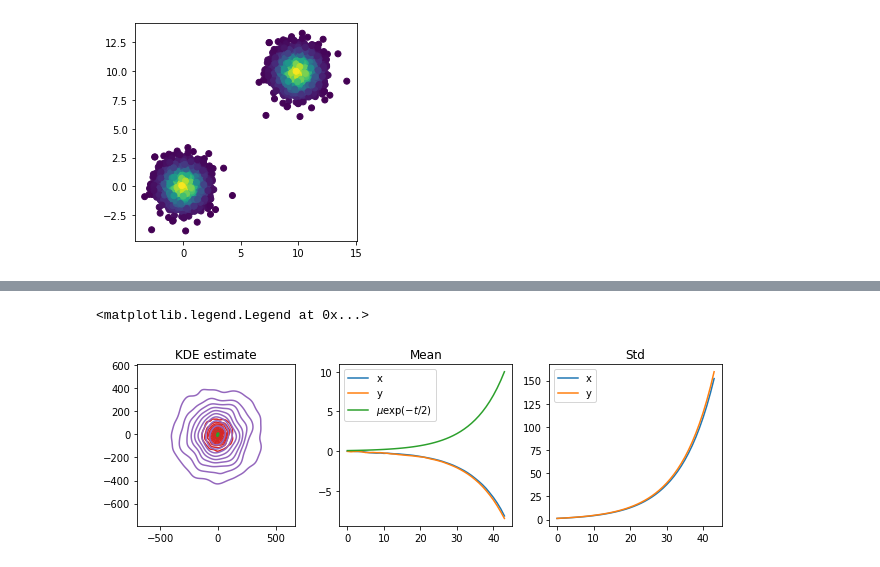
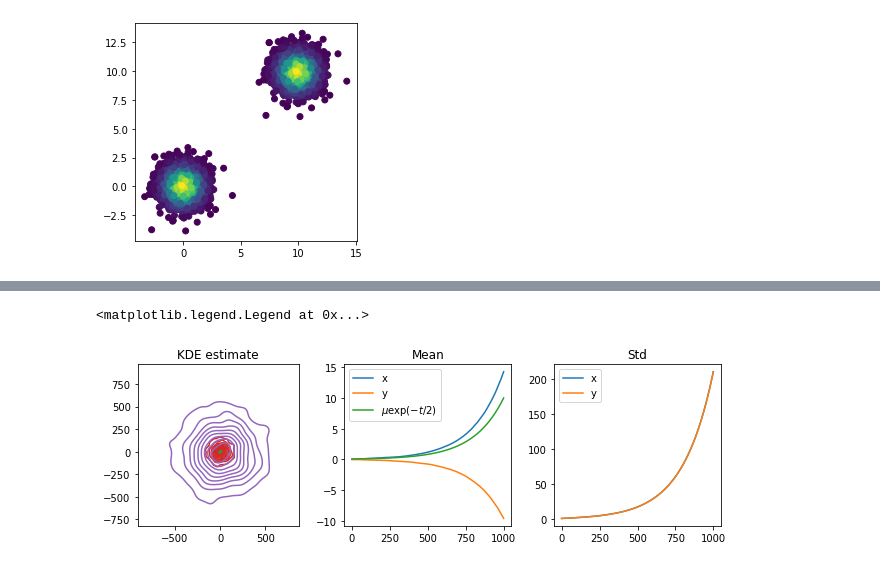
Before and after one commit to oxcsml/riemannian-score-sde, a Jupyter notebook: scripts/examples/diffusion.ipynb, the cells around one changed output, grey strips where cells are left out. Saved outputs shown, nothing was run; the diff lists cells and outputs as text; code cells hidden in the pictures.

```diff
--- a/scripts/examples/diffusion.ipynb
+++ b/scripts/examples/diffusion.ipynb
@@ -112,19 +111,23 @@ plt.gca().set_aspect('equal')
 # %%
 from score_sde.models import AmbientGenerator, Concat
 from score_sde.utils import TrainState
-from score_sde.losses import get_step_fn #get_loss_step_fn, get_dsm_loss_fn
+from score_sde.losses import get_ema_loss_step_fn, get_dsm_loss_fn, get_ism_loss_fn
+from score_sde.models import SDEPushForward
 import geomstats as gs
 import haiku as hk
 import optax
 
 manifold = gs.geometry.euclidean.Euclidean(2)
 
+# score network
 def score_model(x, t):
     score = AmbientGenerator(dict(
         _target_ = "score_sde.models.Concat",
         hidden_shapes = [512,512,512],
         act='sin'
-    ), 2, manifold)
+    ),
+    dict(_target_ = "riemannian_score_sde.models.NoneEmbedding"),
+    2, manifold)
     return score(x, t)
 
 score_model = hk.transform_with_state(score_model)
@@ -132,8 +135,9 @@ score_model = hk.transform_with_state(score_model)
 x = next(dataset)
 params, state = score_model.init(rng=next(g_rng), x=x, t=0)
 
+# Optmiser + scheduler
 warmup_steps = 100
-steps = 1000
+steps = 10000
 schedule_fn = optax.join_schedules([
         optax.linear_schedule(
             init_value= 0.0,
@@ -150,7 +154,7 @@ schedule_fn = optax.join_schedules([
 )
 
 optimiser = optax.chain(
-    optax.adam(learning_rate=0.002, b1=0.9,b2=0.999, eps=1e-8), optax.scale_by_schedule(schedule_fn)
+    optax.adam(learning_rate=2e-4, b1=0.9,b2=0.999, eps=1e-8), optax.scale_by_schedule(schedule_fn)
 )
 opt_state = optimiser.init(params)
 
@@ -165,18 +169,31 @@ train_state = TrainState(
     rng=next_rng,
 )
 
-# loss_fn = get_dsm_loss_fn(forward_sde, score_model, True)
-# train_step_fn = get_loss_step_fn(loss_fn, optimiser, True)
+# Loss function
+pushforward = SDEPushForward(manifold, forward_sde)
+loss = get_dsm_loss_fn(pushforward, model=score_model, eps=1e-3, train=True)
 
-train_step_fn = get_step_fn(forward_sde, score_model, optimiser, True, hutchinson_type="None")
+train_step_fn = get_ema_loss_step_fn(
+    loss,
+    optimizer=optimiser,
+    train=True,
+)
 
 train_step_fn = jax.jit(train_step_fn)
 
+# Training
+losses = np.zeros(steps)
 rng = next(g_rng)
 for i in range(steps):
     batch = {"data": next(dataset)}
     rng, next_rng = jax.random.split(rng)
     (rng, train_state), loss = train_step_fn((next_rng, train_state), batch)
-    if i % 50 == 0:
+    losses[i] = loss
+    if i % 100 == 0:
         print(f"{i:4d}: {loss:.3f}")
+
+fig, axis = plt.subplots(1, 1, figsize=(15,5))
+axis.plot(losses)
+axis.set_xlabel("number of iterations")
+axis.set_ylabel("loss")
 # %% [output]
@@ -203,7 +219,7 @@ for i in range(steps):
 # %%
 from score_sde.models import get_score_fn
 
-nn_score_fn = get_score_fn(forward_sde, score_model, train_state.params_ema, train_state.model_state, continuous=True)
+nn_score_fn = get_score_fn(forward_sde, score_model, train_state.params_ema, train_state.model_state)
 # %%
 x_t = forward_sde.sample_limiting_distribution(next(g_rng), (2000,2)) #next(dataset)
 x_0 = jnp.zeros_like(x_t)
@@ -244,19 +258,20 @@ for i in range(n):
 # %%
-reverse_sde = RSDE(forward_sde, jax.jit(nn_score_fn))
-reverse_sampler = jax.jit(get_pc_sampler(reverse_sde, N=N, predictor='EulerMaruyamaPredictor'))
+reverse_sde = forward_sde.reverse(jax.jit(nn_score_fn))
+N = 1000
+reverse_sampler = jax.jit(get_pc_sampler(reverse_sde, N=N, predictor='EulerMaruyamaPredictor', return_hist=True))
 
 x_init = reverse_sde.sde.sample_limiting_distribution(jax.random.PRNGKey(0), (2000,2))
 
-x_sample, x_hist = reverse_sampler(jax.random.PRNGKey(0), x_init)
+x_sample, x_hist, _ = reverse_sampler(jax.random.PRNGKey(0), x_init)
 
 fig, axes = plot_2dsde(x_hist.swapaxes(0, 1))
 t_ = jnp.linspace(reverse_sde.t0, reverse_sde.tf,num=N, endpoint=True)
 axes[1].plot(mean * jnp.exp(-0.5 * t_), label='$\mu \exp(-t/2)$')
 axes[1].legend()
 axes[2].legend()
 # %% [output]
 <matplotlib.legend.Legend at 0x...>
-[figure, old version]
+[figure, new version]
 # %%
 from score_sde.likelihood import get_likelihood_fn
 
```
Also changed, not shown: parts of 10 cells of this notebook, 1 other file.
